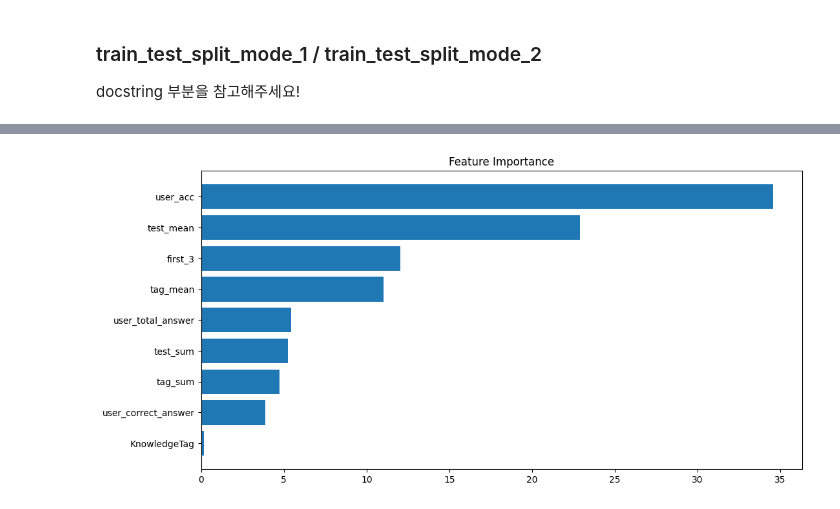
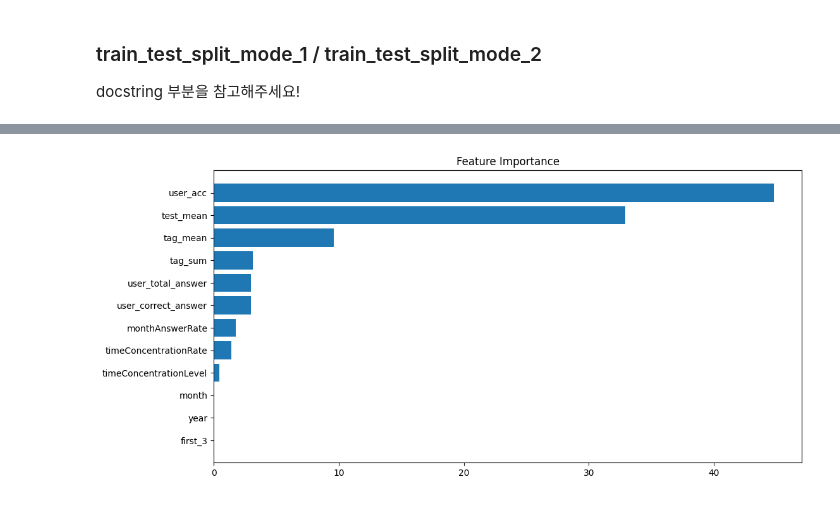
Before and after one commit to boostcampaitech4lv23recsys2/level2_dkt_recsys-level2-recsys-12, a Jupyter notebook: CatBoost/CatBoost_Classifier.ipynb, the cells around one changed output, grey strips where cells are left out. Cells and saved outputs as stored; diff of their text form; code cells hidden in the pictures.

Commit message:
Feat: Added printing elapsed time, Added more features, Added feature_engineering.py module for import

```diff
--- a/CatBoost/CatBoost_Classifier.ipynb
+++ b/CatBoost/CatBoost_Classifier.ipynb
@@ -117,14 +115,29 @@ def feature_engineering(df):
     df2 = df2[["testId","first_3"]].drop_duplicates(["testId"])
     df = pd.merge(df, df2, on="testId", how="left")
 
+    df = split_time(df)
+    df = get_time_concentration(df)
+    df = get_seoson_concentration(df)
+
     # 카테고리형 feature
 # 여기에 범주형 feature들 이름을 추가해주세요!
-    categories = ["KnowledgeTag",
-                  "first_3",]
-    # 카테고리형 feature를 수치형 feature로 변환해주는 작업
+    categories = [
+                "KnowledgeTag",
+                "first_3",
+                "year",
+                "month",
+                "day",
+                "hour",
+                "minute",
+                "second",
+                "timeConcentrationCount",
+                "timeConcentrationLevel",
+                "monthSolvedCount"
+                ]
+    # 카테고리형 feature들에 label encoding 수행하는 작업
     le = preprocessing.LabelEncoder()
     for category in categories:
-        if df[category].dtypes != "int":
-            df[category] = le.fit_transform(df[category])
-        df[category] = df[category].astype("category")
+        if category in df.columns and df[category].dtypes != "int":
+                df[category] = le.fit_transform(df[category])
+                df[category] = df[category].astype("category")
     return df
@@ -224,8 +289,12 @@ Text(0.5, 1.0, 'permutation_importance')
 # %%
+start_time = time.time()
+
 feature_importance = model.feature_importances_
 sorted_idx = np.argsort(feature_importance)
 fig = plt.figure(figsize=(12, 6))
 plt.barh(range(len(sorted_idx)), feature_importance[sorted_idx], align="center")
 plt.yticks(range(len(sorted_idx)), np.array(FEATS)[sorted_idx])
 plt.title("Feature Importance")
+
+print(f"elapsed: {time.time() - start_time: .3f} sec")
 # %% [output]
@@ -233,2 +302,2 @@ Text(0.5, 1.0, 'Feature Importance')
-[figure, old version]
+[figure, new version]
 # %%
```
Also changed, not shown: parts of 13 cells of this notebook, 1 other file.
